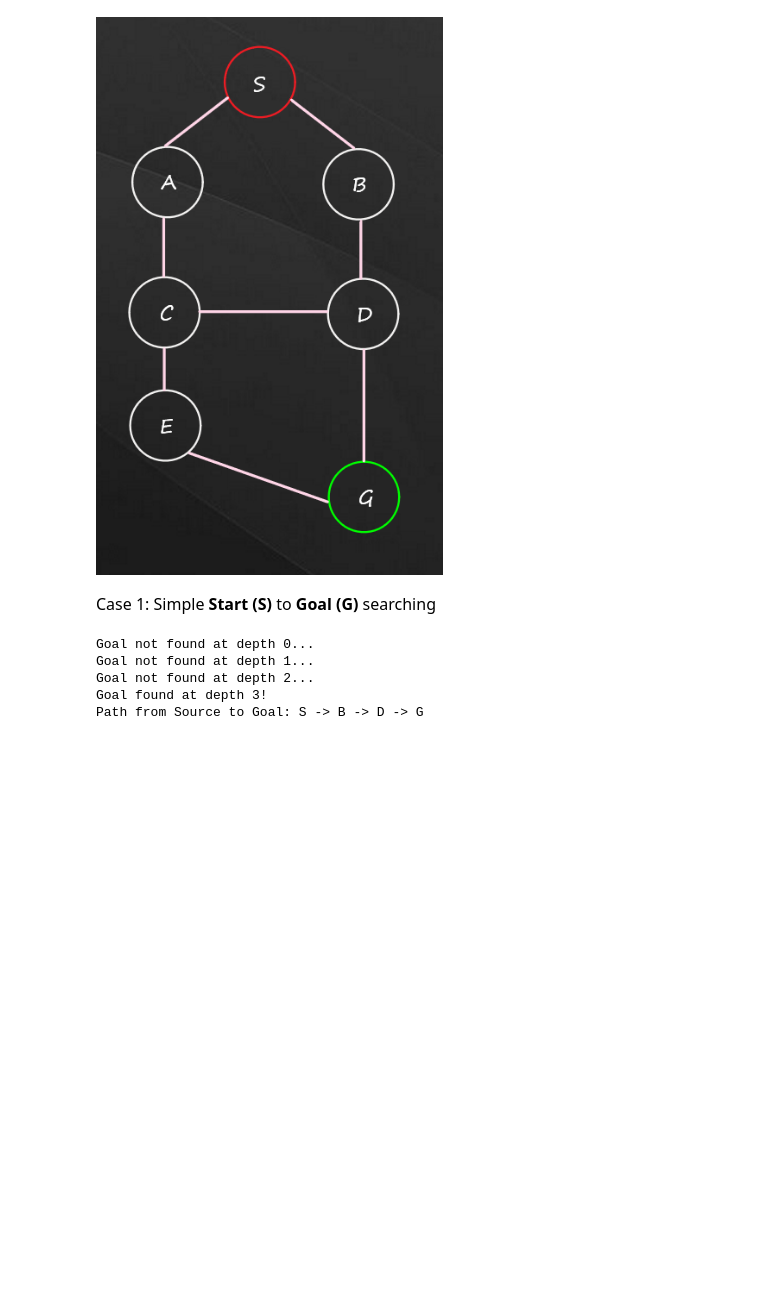
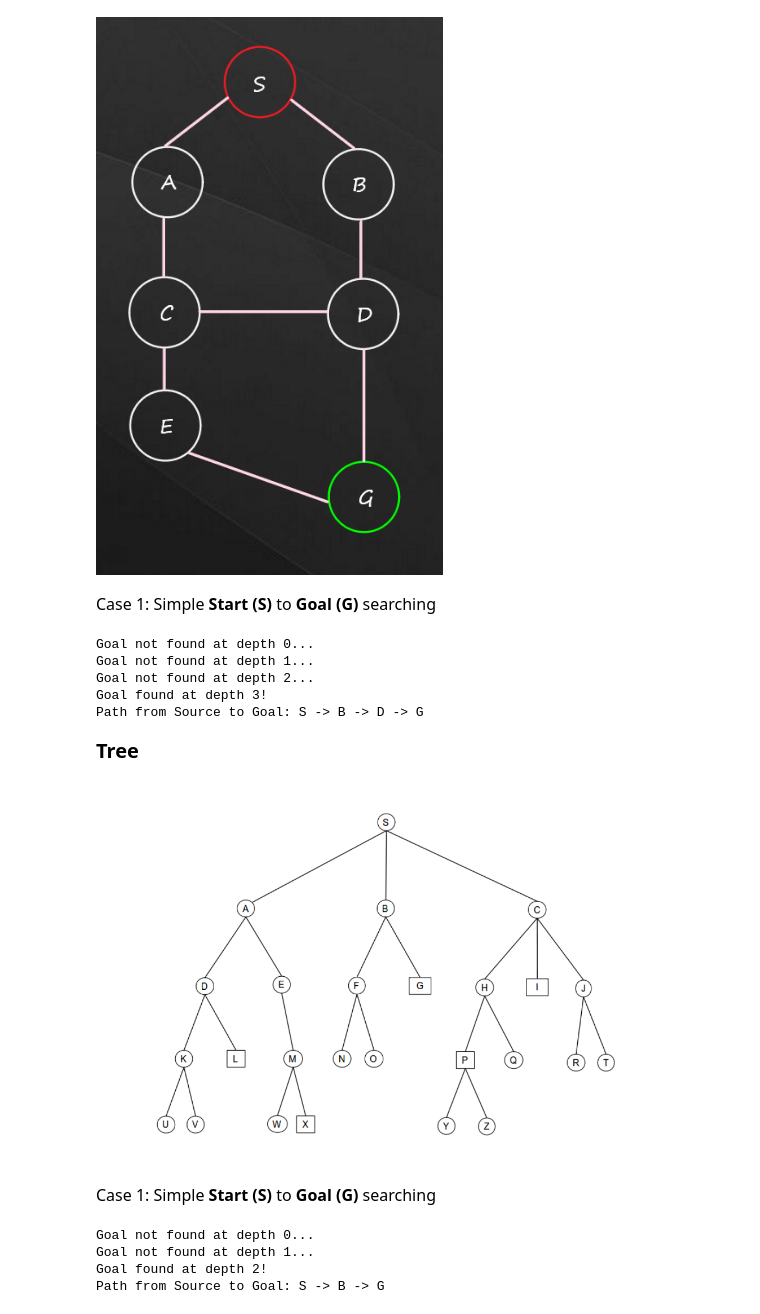
Before and after one commit to Skyoxima/AI_Practice, a Jupyter notebook: Search Algorithms/DFID/Graph_DFID.ipynb, the cells around one changed output. Drawn from its saved outputs; the diff is of its cells as text; code cells hidden in the pictures; blank space fills up the shorter version.

Commit message:
Added Graph 4

```diff
--- a/Search Algorithms/DFID/Graph_DFID.ipynb
+++ b/Search Algorithms/DFID/Graph_DFID.ipynb
@@ -169,3 +169,9 @@ Goal not found at depth 1...
 Goal not found at depth 2...
 Goal found at depth 3!
 Path from Source to Goal: S -> B -> D -> G
+# %% [markdown]
+<p style="font-weight: 700; font-size: 20px">Tree</p>
+# %%
+Image(filename="../../Graphs/Graph_4_ref.png", width=600, height=350)
+# %% [output]
+[figure, added]
@@ -171,0 +206,10 @@ Path from Source to Goal: S -> B -> D -> G
+# %% [markdown]
+<p style="font-size: 16px">Case 1: Simple <b>Start (S)</b> to <b>Goal (G)</b> searching</p>
+# %%
+graph_dfid(graph, "S", "G", 5)
+# For trees, DFID and DFS work the same as there is only one way to reach the goal
+# %% [output]
+Goal not found at depth 0...
+Goal not found at depth 1...
+Goal found at depth 2!
+Path from Source to Goal: S -> B -> G
```
Also changed, not shown: parts of 1 cell of this notebook, 2 other files.
